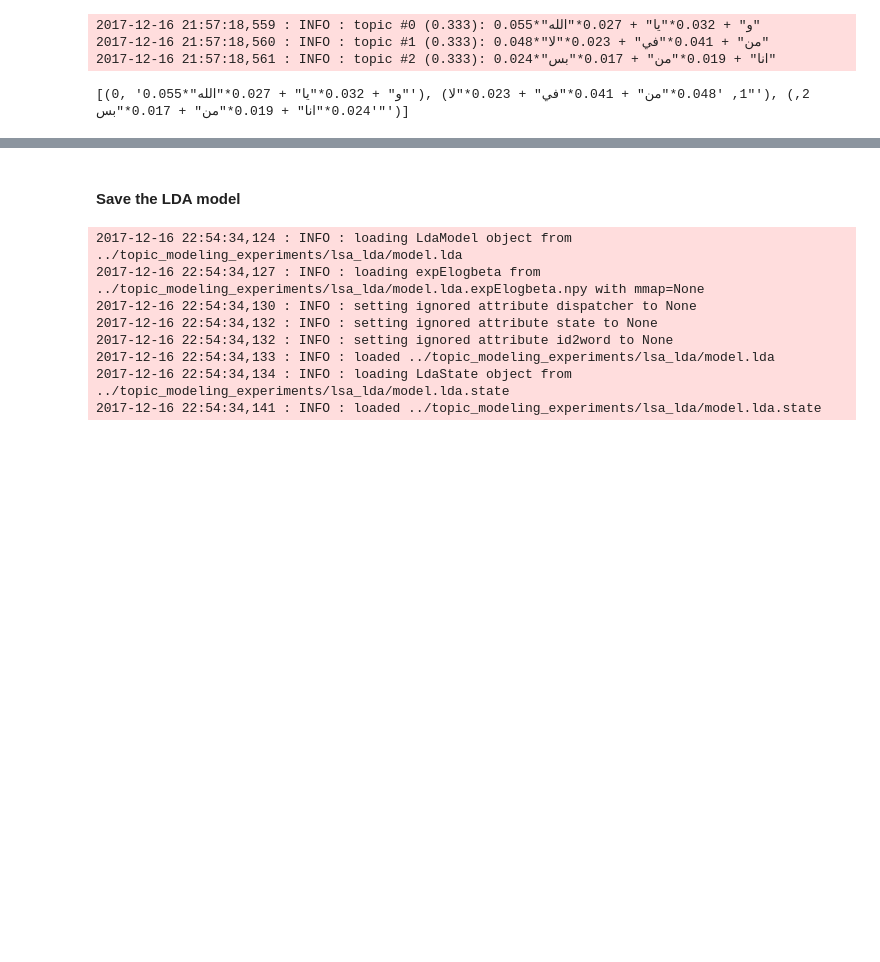
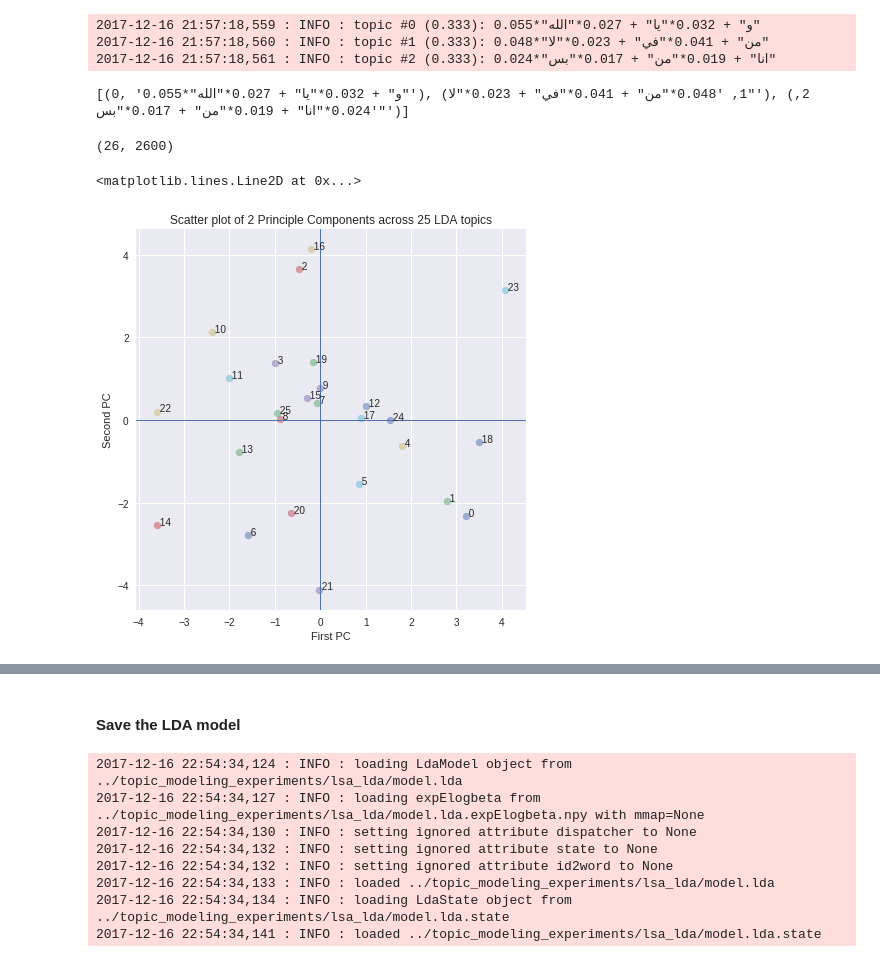
Before and after one commit to telsahy/capstone-52, a Jupyter notebook: topic_modeling_experiments/lsa_lda/lsa_lda_with_stop.ipynb, the cells around one changed output, grey strips where cells are left out. Cells and saved outputs as stored; diff of their text form; code cells hidden in the pictures; blank space fills up the shorter version.

Commit message:
dendrogram, pca plot w/25 tops, LDAvis w/50 tops

```diff
--- a/topic_modeling_experiments/lsa_lda/lsa_lda_with_stop.ipynb
+++ b/topic_modeling_experiments/lsa_lda/lsa_lda_with_stop.ipynb
@@ -345,5 +349,5 @@ print(corpus[2])
 # %% [markdown]
 #### Initialize LDA (can only use bow with LDA)
 # %%
-ldamodel = gensim.models.ldamodel.LdaModel(corpus, num_topics=50, id2word = dictionary)
+lda = gensim.models.ldamodel.LdaModel(corpus, num_topics=50, id2word = dictionary)
 # %% [output]
@@ -373,3 +377,51 @@ print(ldamodel.print_topics(num_topics=500, num_words=3))
 2017-12-16 21:57:18,560 : INFO : topic #1 (0.333): 0.048*"من" + 0.041*"في" + 0.023*"لا"
 2017-12-16 21:57:18,561 : INFO : topic #2 (0.333): 0.024*"انا" + 0.019*"من" + 0.017*"بس"
 [(0, '0.055*"و" + 0.032*"يا" + 0.027*"الله"'), (1, '0.048*"من" + 0.041*"في" + 0.023*"لا"'), (2, '0.024*"انا" + 0.019*"من" + 0.017*"بس"')]
+# %%
+topic_tuple_words = [x[0] for x in lda.show_topic(1)]
+# %%
+for i in range(0,49):
+    temp = lda.show_topic(i, 50)
+    topic_tuple_words = []
+    for term in temp:
+        topic_tuple_words.append([x[0] for x in lda.show_topic(+1, i)])
+# %%
+## topic-words vectors: topics vs. words
+n_topics=26
+from sklearn.feature_extraction import DictVectorizer
+
+def topics_to_vectorspace(n_topics, n_words=100):
+    rows = []
+    for i in range(n_topics):
+        temp = lda.show_topic(i, n_words)
+        row = dict(((i[1],i[0]) for i in temp))
+        rows.append(row)
+
+    return rows
+
+vec = DictVectorizer()
+
+X = vec.fit_transform(topics_to_vectorspace(n_topics))
+X.shape
+# %% [output]
+(26, 2600)
+# %%
+from sklearn.decomposition import PCA
+
+pca = PCA(n_components=2)
+
+X_pca = pca.fit(X.toarray()).transform(X.toarray())
+
+plt.figure(figsize=(7,7))
+for i in range(X_pca.shape[0]):
+    plt.scatter(X_pca[i, 0], X_pca[i, 1], alpha=.5, cmap='rainbow')
+    plt.text(X_pca[i, 0], X_pca[i, 1], s=' ' + str(i))
+
+plt.title('Scatter plot of 2 Principle Components across 25 LDA topics')
+plt.xlabel('First PC')
+plt.ylabel('Second PC')
+plt.axvline(linewidth=1)
+plt.axhline(linewidth=1)
+# %% [output]
+<matplotlib.lines.Line2D at 0x...>
+[figure, added]
```
Also changed, not shown: parts of 42 cells of this notebook.
